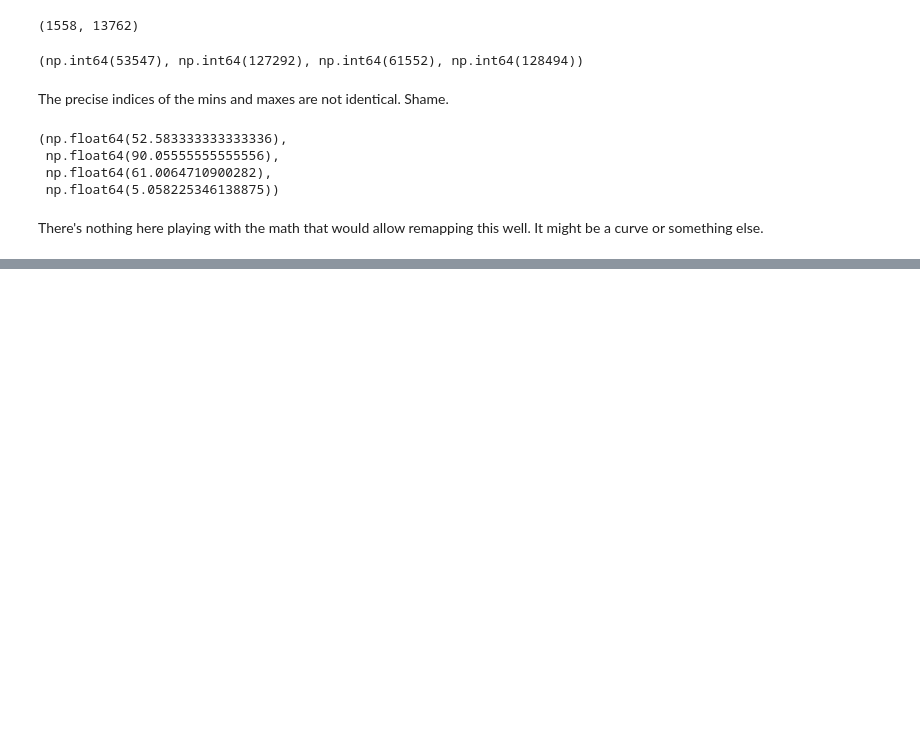
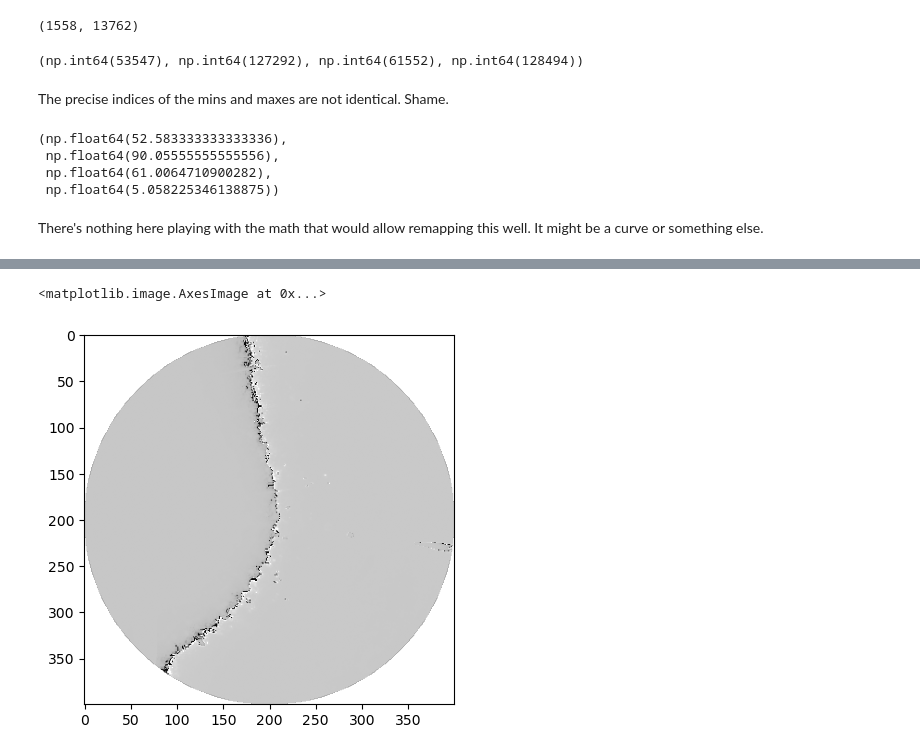
Before and after one commit to jfreuden/allsky-light-pollution, a Jupyter notebook: notebooks/exploratory/study-fit-vs-jpg-calibration.ipynb, the cells around one changed output, grey strips where cells are left out. Saved outputs shown, nothing was run; the diff lists cells and outputs as text; code cells hidden in the pictures; blank space fills up the shorter version.

```diff
--- a/notebooks/exploratory/study-fit-vs-jpg-calibration.ipynb
+++ b/notebooks/exploratory/study-fit-vs-jpg-calibration.ipynb
@@ -240,0 +305,12 @@ There's nothing here playing with the math that would allow remapping this well.
+# %%
+jpg_path, fit_path = image_pairs[2000]
+test_image = plt.imread(jpg_path)
+test_red = srgb_to_linear(test_image)[:,:,0]
+test_fits = fits.getdata(fit_path).astype(np.float32)
+
+predicted_fits = (test_red - b) / a
+
+plt.imshow(mask_image(test_fits) / mask_image(predicted_fits), cmap="gray")
+# %% [output]
+<matplotlib.image.AxesImage at 0x...>
+[figure, added]
```
Also changed, not shown: parts of 9 cells of this notebook.
